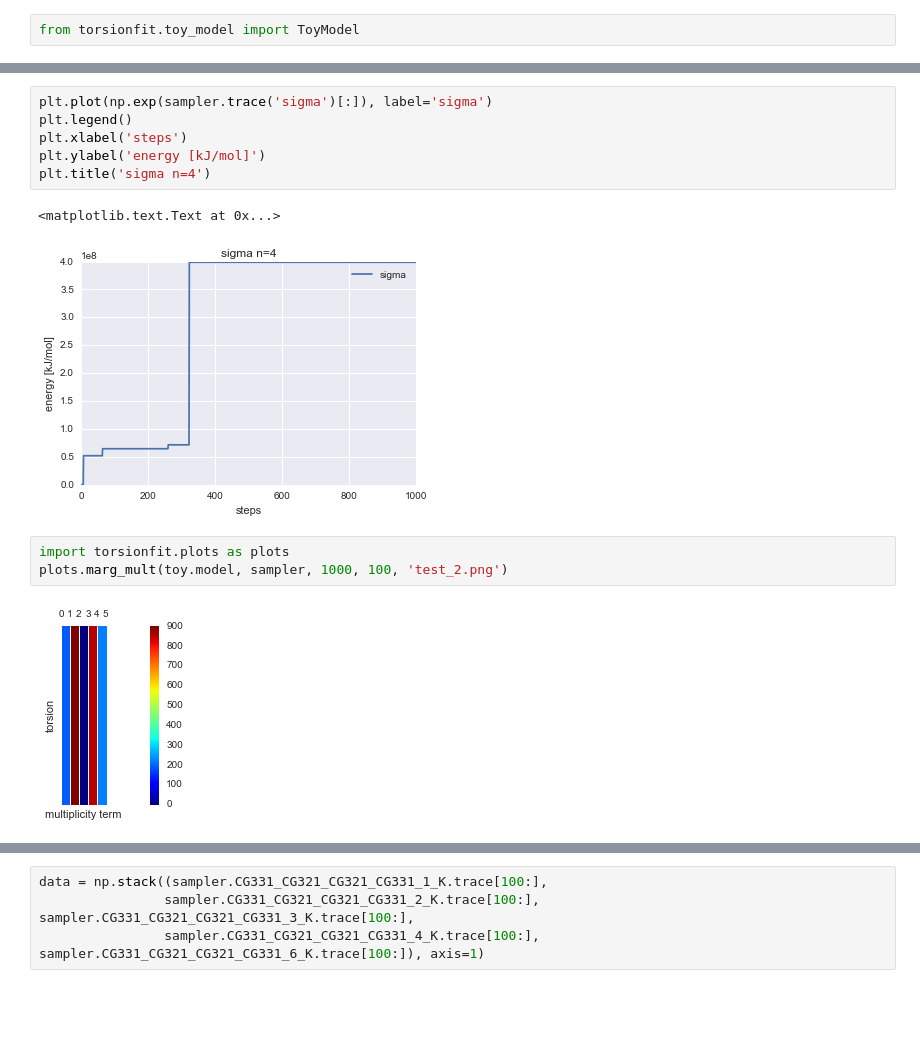
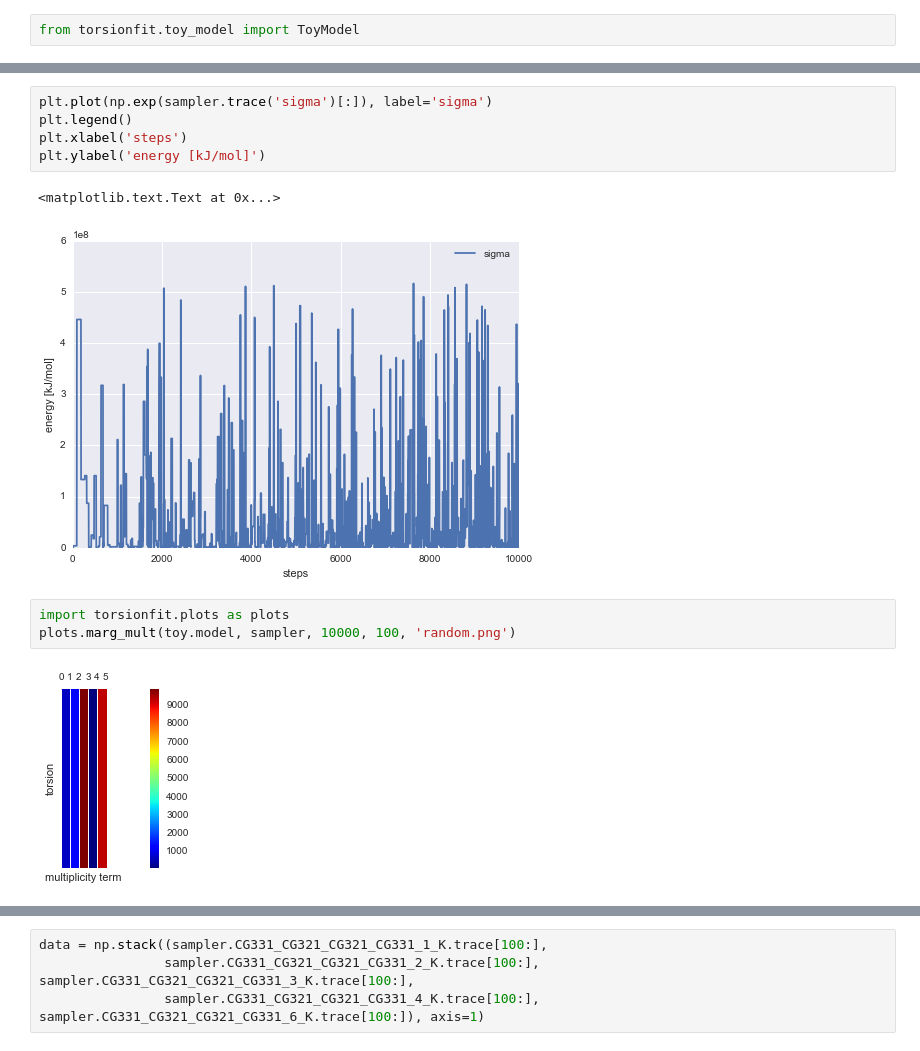
Before and after one commit to choderalab/torsionfit, a Jupyter notebook: examples/synthetic_data/Toy_model.ipynb, the cells around one changed output, grey strips where cells are left out. Saved outputs shown, nothing was run; the diff lists cells and outputs as text; blank space fills up the shorter version.

Commit message:
updated toy model notebook

```diff
--- a/examples/synthetic_data/Toy_model.ipynb
+++ b/examples/synthetic_data/Toy_model.ipynb
@@ -45,15 +42,14 @@ plt.plot(np.exp(sampler.trace('sigma')[:]), label='sigma')
 plt.legend()
 plt.xlabel('steps')
 plt.ylabel('energy [kJ/mol]')
-plt.title('sigma n=4')
 # %% [output]
 <matplotlib.text.Text at 0x...>
-[figure, old version]
+[figure, new version]
 # %%
 import torsionfit.plots as plots
-plots.marg_mult(toy.model, sampler, 1000, 100, 'test_2.png')
+plots.marg_mult(toy.model, sampler, 10000, 100, 'random.png')
 # %% [output]
-[figure, old version]
+[figure, new version]
 # %%
 plots.trace_plots('CG331_CG321_CG321_CG331', sampler, markersize=2.0)
 # %% [output]
```
Also changed, not shown: parts of 6 cells of this notebook.
